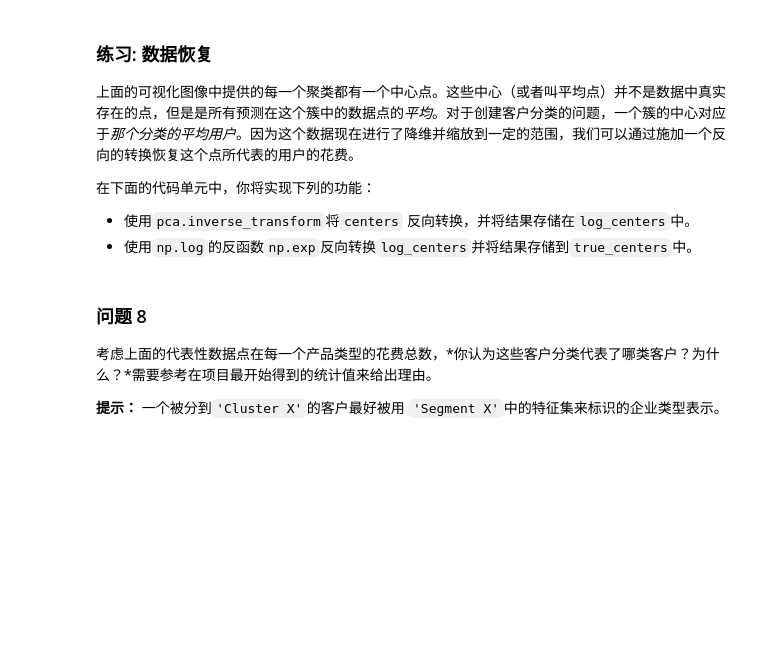
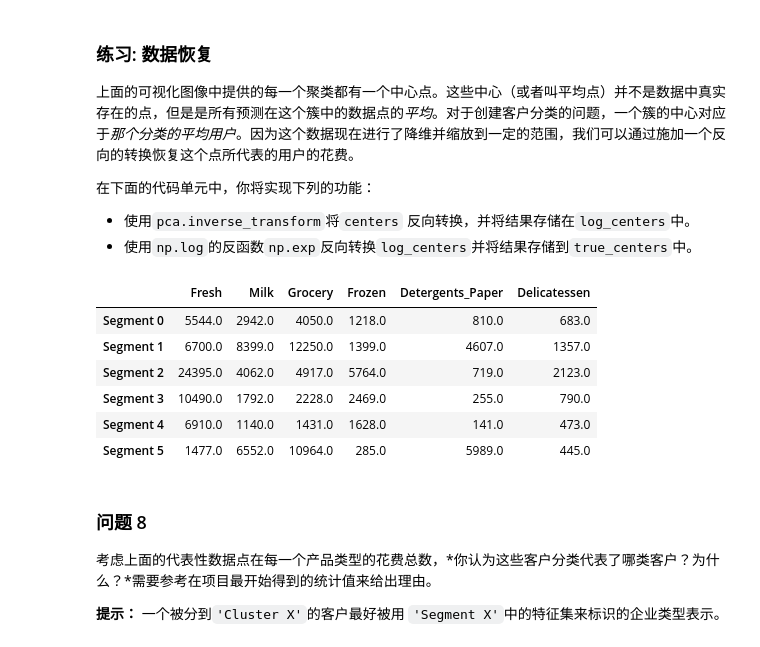
Before and after one commit to fancyChuan/creating_customer_segments, a Jupyter notebook: customer_segments.ipynb, the cells around one changed output. Saved outputs shown, nothing was run; the diff lists cells and outputs as text; code cells hidden in the pictures; blank space fills up the shorter version.

```diff
--- a/customer_segments.ipynb
+++ b/customer_segments.ipynb
@@ -419,0 +434,19 @@ score = None
+# %%
+# TODO：在降维后的数据上使用你选择的聚类算法
+from sklearn.mixture import GaussianMixture
+from sklearn.metrics import silhouette_score
+for n in [2, 3, 4, 5, 6, 7, 8]:
+    clusterer = GaussianMixture(n_components=n, random_state=52)
+    clusterer.fit(reduced_data)
+    # TODO：预测每一个点的簇
+    preds = clusterer.predict(reduced_data)
+
+    # TODO：找到聚类中心
+    centers = clusterer.means_
+
+    # TODO：预测在每一个转换后的样本点的类
+    sample_preds = clusterer.predict(pca_samples)
+
+    # TODO：计算选择的类别的平均轮廓系数（mean silhouette coefficient）
+    score = silhouette_score(reduced_data, preds)
+    print "聚类数为 %d 时的轮廓系数为 %f" % (n, score)
@@ -438,16 +528,24 @@ vs.cluster_results(reduced_data, preds, centers, pca_samples)
  - 使用`np.log`的反函数`np.exp`反向转换`log_centers`并将结果存储到`true_centers`中。
 # %%
 # TODO：反向转换中心点
-log_centers = None
+log_centers = pca.inverse_transform(centers)
 
 # TODO：对中心点做指数转换
-true_centers = None
+true_centers = np.exp(log_centers)
 
 # 显示真实的中心点
 segments = ['Segment {}'.format(i) for i in range(0,len(centers))]
 true_centers = pd.DataFrame(np.round(true_centers), columns = data.keys())
 true_centers.index = segments
 display(true_centers)
+# %% [output]
+|  | Fresh | Milk | Grocery | Frozen | Detergents_Paper | Delicatessen |
+| Segment 0 | 5544.0 | 2942.0 | 4050.0 | 1218.0 | 810.0 | 683.0 |
+| Segment 1 | 6700.0 | 8399.0 | 12250.0 | 1399.0 | 4607.0 | 1357.0 |
+| Segment 2 | 24395.0 | 4062.0 | 4917.0 | 5764.0 | 719.0 | 2123.0 |
+| Segment 3 | 10490.0 | 1792.0 | 2228.0 | 2469.0 | 255.0 | 790.0 |
+| Segment 4 | 6910.0 | 1140.0 | 1431.0 | 1628.0 | 141.0 | 473.0 |
+| Segment 5 | 1477.0 | 6552.0 | 10964.0 | 285.0 | 5989.0 | 445.0 |
 # %% [markdown]
 ### 问题 8
 考虑上面的代表性数据点在每一个产品类型的花费总数，*你认为这些客户分类代表了哪类客户？为什么？*需要参考在项目最开始得到的统计值来给出理由。
```
Also changed, not shown: parts of 23 cells of this notebook.
